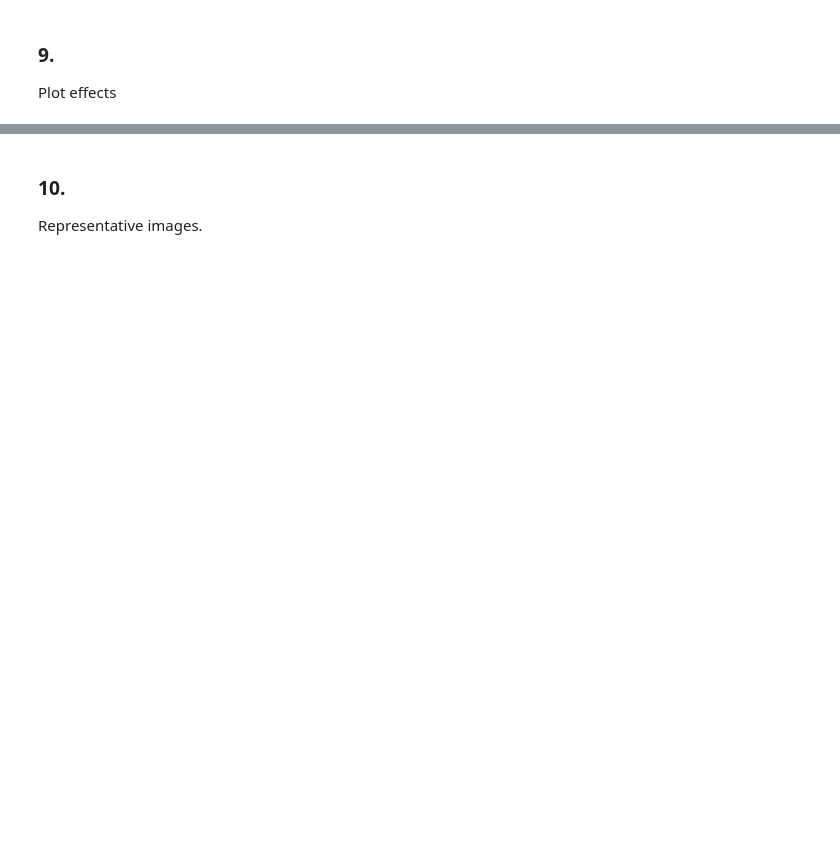
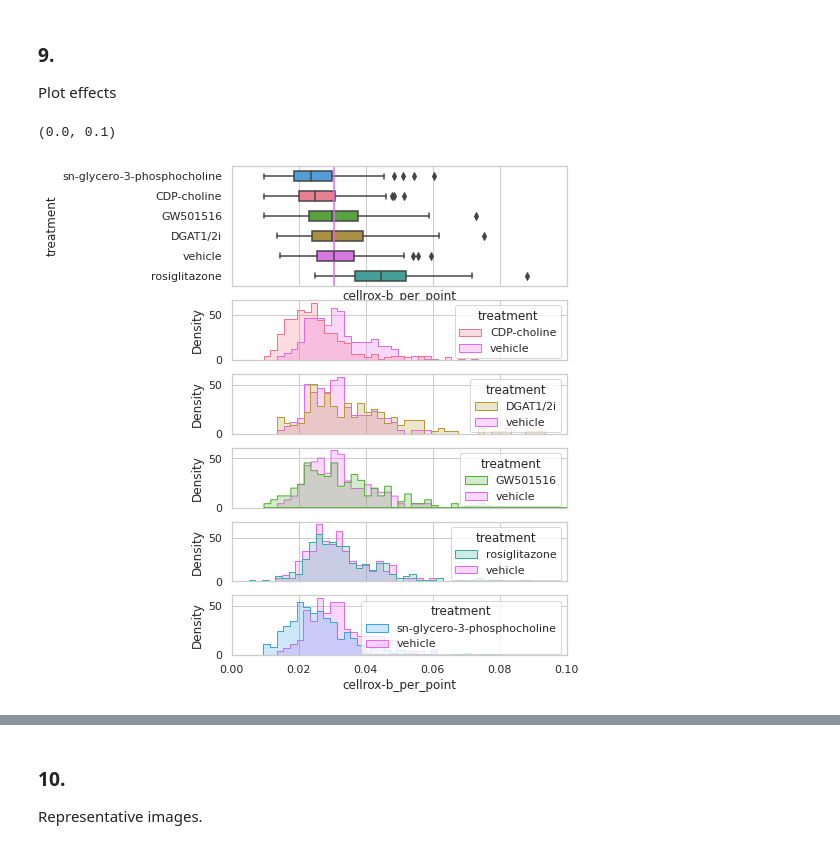
Before and after one commit to djunamay/confocalQuant, a Jupyter notebook: outs/neuronbatch102523_cellrox_out/102523_cellrox.ipynb, the cells around one changed output, grey strips where cells are left out. Cells and saved outputs as stored; diff of their text form; code cells hidden in the pictures; blank space fills up the shorter version.

```diff
--- a/outs/neuronbatch102523_cellrox_out/102523_cellrox.ipynb
+++ b/outs/neuronbatch102523_cellrox_out/102523_cellrox.ipynb
@@ -266,7 +222,7 @@ VBox(children=(SelectMultiple(description='Show:', index=(1,), options=(0, 1, 2)
 Remove cells from flagged images
 # %%
 # specify additional images to remove
-ids_remove = set()
+ids_remove = set([30])
 keep_files = set(keep_files_index[[x not in ids_remove for x in keep_files_index]])
 
 # modify data to only include the keep_files IDs
@@ -273,0 +234,5 @@ data_filtered = data_filtered[[int(x) in keep_files for x in data_filtered['ID']
+# %%
+data['condition'] = data['treatment']+'_' + data['line']
+# %%
+data_filtered['condition'] = data_filtered['treatment']+'_' + data_filtered['line']
+data_filtered
@@ -286,0 +288,10 @@ plot_effect(data, 'condition', 'G2 vehicle', 'G2 CDP-choline', 'mito-b')
+# %%
+set1_colors = sns.color_palette('husl')
+
+colors = dict(zip(np.unique(data['treatment']), set1_colors[:6]))
+# %%
+plot_all_effects(data_filtered, 'G2', 'cellrox-b_per_point', 'density', colors)
+plt.xlim(0,0.1)
+# %% [output]
+(0.0, 0.1)
+[figure, added]
```
Also changed, not shown: parts of 32 cells of this notebook.
